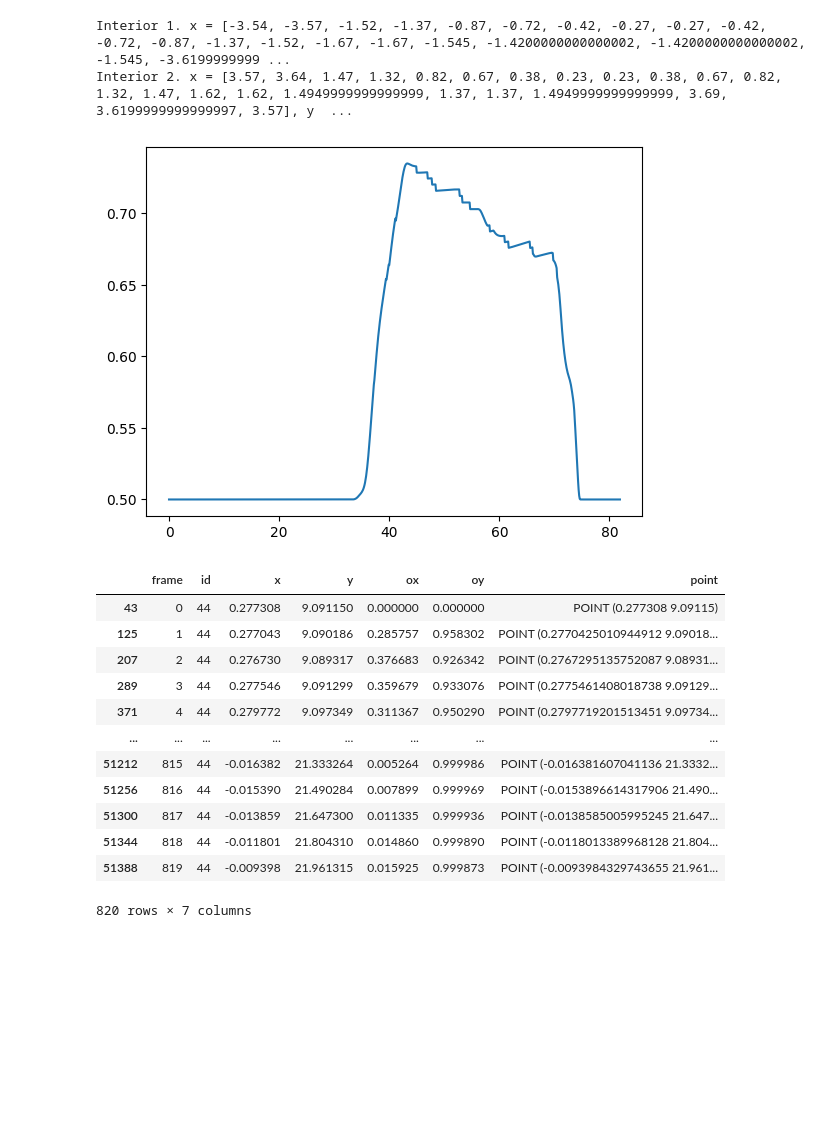
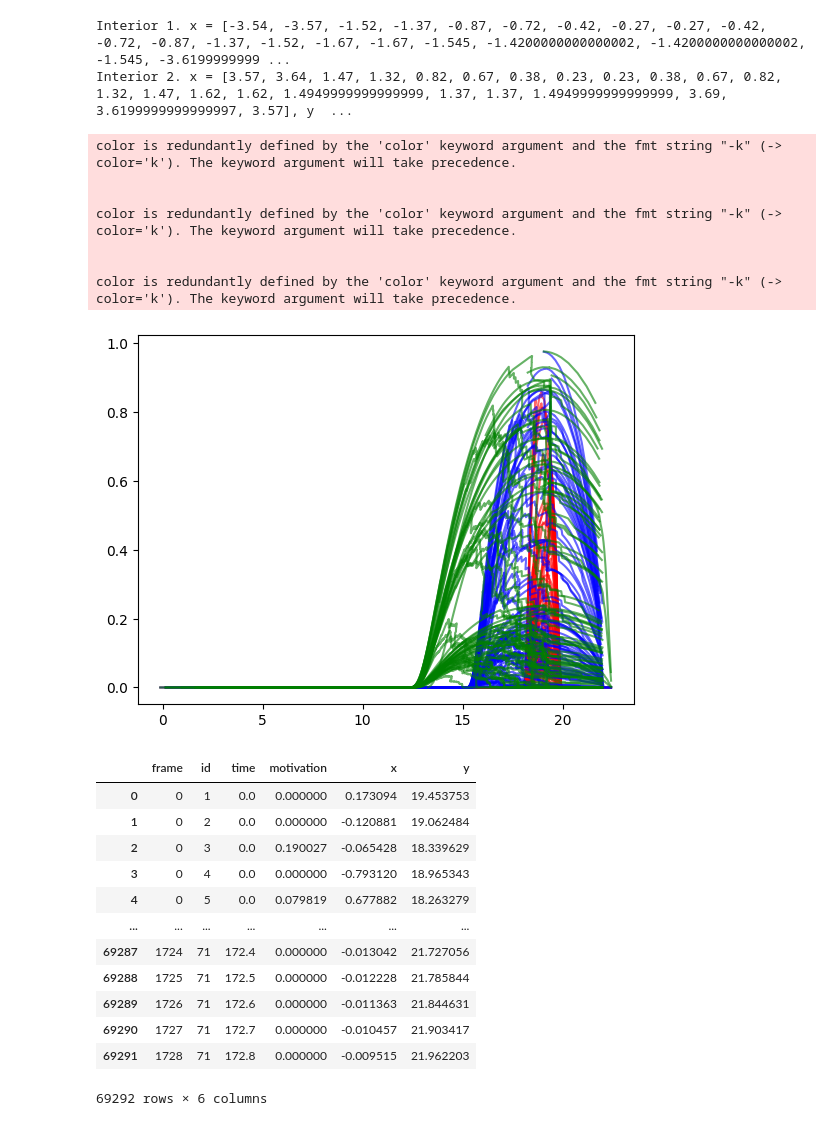
Before and after one commit to PedestrianDynamics/Motivation, a Jupyter notebook: positions.ipynb, the cells around one changed output. Drawn from its saved outputs; the diff is of its cells as text; code cells hidden in the pictures; blank space fills up the shorter version.

```diff
--- a/positions.ipynb
+++ b/positions.ipynb
@@ -289,37 +301,46 @@ fig.show()
 Interior 1. x = [-3.54, -3.57, -1.52, -1.37, -0.87, -0.72, -0.42, -0.27, -0.27, -0.42, -0.72, -0.87, -1.37, -1.52, -1.67, -1.67, -1.545, -1.4200000000000002, -1.4200000000000002, -1.545, -3.6199999999 ...
 Interior 2. x = [3.57, 3.64, 1.47, 1.32, 0.82, 0.67, 0.38, 0.23, 0.23, 0.38, 0.67, 0.82, 1.32, 1.47, 1.62, 1.62, 1.4949999999999999, 1.37, 1.37, 1.4949999999999999, 3.69, 3.6199999999999997, 3.57], y  ...
 # %%
-motiv_file = 'files/trajectory_variation_001_motivation.txt'
-trajectory_file = 'files/trajectory_variation_001.sqlite'
+motiv_files = ['files/trajectory_variation_001_motivation.csv',
+               #'files/trajectory_variation_002_motivation.csv',
+               #'files/trajectory_variation_003_motivation.csv',
+               'files/trajectory_variation_004_motivation.csv',
+               #'files/trajectory_variation_005_motivation.csv',
+               #'files/trajectory_variation_006_motivation.csv',
+               'files/trajectory_variation_007_motivation.csv',
+]
+colors = ['red', 'blue', 'green', 'orange', 'purple', 'black', 'yellow']
 
-df = pd.read_csv(motiv_file,  names=["frame", "id", "time", "motivation", "x", "y"])
-trajectory_data, walkable_area = read_sqlite_file(trajectory_file)
-
-for id_to_plot in df["id"].unique():
-    if  id_to_plot != 44:
-        continue
-    ped_data = df[df["id"] == id_to_plot]
-    plt.plot(ped_data["time"], ped_data["motivation"])
+for i, motiv_file in enumerate(motiv_files):
+    df = pd.read_csv(motiv_file,  names=["frame", "id", "time", "motivation", "x", "y"])
+    for id_to_plot in df["id"].unique():
+        ped_data = df[df["id"] == id_to_plot]
+        plt.plot(ped_data["y"], ped_data["motivation"],'-k', ms=1, alpha=0.6, color=colors[i])
 # %% [output]
+color is redundantly defined by the 'color' keyword argument and the fmt string "-k" (-> color='k'). The keyword argument will take precedence.
+
+
+color is redundantly defined by the 'color' keyword argument and the fmt string "-k" (-> color='k'). The keyword argument will take precedence.
+
+
+color is redundantly defined by the 'color' keyword argument and the fmt string "-k" (-> color='k'). The keyword argument will take precedence.
-[figure, old version]
+[figure, new version]
-# %%
-tr = trajectory_data.data
-tr = tr[tr["id"] == 44]
-tr
-# %% [output]
-|  | frame | id | x | y | ox | oy | point |
-| 43 | 0 | 44 | 0.277308 | 9.091150 | 0.000000 | 0.000000 | POINT (0.277308 9.09115) |
-| 125 | 1 | 44 | 0.277043 | 9.090186 | 0.285757 | 0.958302 | POINT (0.2770425010944912 9.09018... |
-| 207 | 2 | 44 | 0.276730 | 9.089317 | 0.376683 | 0.926342 | POINT (0.2767295135752087 9.08931... |
-| 289 | 3 | 44 | 0.277546 | 9.091299 | 0.359679 | 0.933076 | POINT (0.2775461408018738 9.09129... |
-| 371 | 4 | 44 | 0.279772 | 9.097349 | 0.311367 | 0.950290 | POINT (0.2797719201513451 9.09734... |
-| ... | ... | ... | ... | ... | ... | ... | ... |
-| 51212 | 815 | 44 | -0.016382 | 21.333264 | 0.005264 | 0.999986 | POINT (-0.016381607041136 21.3332... |
-| 51256 | 816 | 44 | -0.015390 | 21.490284 | 0.007899 | 0.999969 | POINT (-0.0153896614317906 21.490... |
-| 51300 | 817 | 44 | -0.013859 | 21.647300 | 0.011335 | 0.999936 | POINT (-0.0138585005995245 21.647... |
-| 51344 | 818 | 44 | -0.011801 | 21.804310 | 0.014860 | 0.999890 | POINT (-0.0118013389968128 21.804... |
-| 51388 | 819 | 44 | -0.009398 | 21.961315 | 0.015925 | 0.999873 | POINT (-0.0093984329743655 21.961... |
-820 rows × 7 columns
+# %%
+df
+# %% [output]
+|  | frame | id | time | motivation | x | y |
+| 0 | 0 | 1 | 0.0 | 0.000000 | 0.173094 | 19.453753 |
+| 1 | 0 | 2 | 0.0 | 0.000000 | -0.120881 | 19.062484 |
+| 2 | 0 | 3 | 0.0 | 0.190027 | -0.065428 | 18.339629 |
+| 3 | 0 | 4 | 0.0 | 0.000000 | -0.793120 | 18.965343 |
+| 4 | 0 | 5 | 0.0 | 0.079819 | 0.677882 | 18.263279 |
+| ... | ... | ... | ... | ... | ... | ... |
+| 69287 | 1724 | 71 | 172.4 | 0.000000 | -0.013042 | 21.727056 |
+| 69288 | 1725 | 71 | 172.5 | 0.000000 | -0.012228 | 21.785844 |
+| 69289 | 1726 | 71 | 172.6 | 0.000000 | -0.011363 | 21.844631 |
+| 69290 | 1727 | 71 | 172.7 | 0.000000 | -0.010457 | 21.903417 |
+| 69291 | 1728 | 71 | 172.8 | 0.000000 | -0.009515 | 21.962203 |
+69292 rows × 6 columns
 # %%
 df[df['id'] == 44]
 # %% [output]
```
Also changed, not shown: parts of 6 cells of this notebook, 4 other files.
